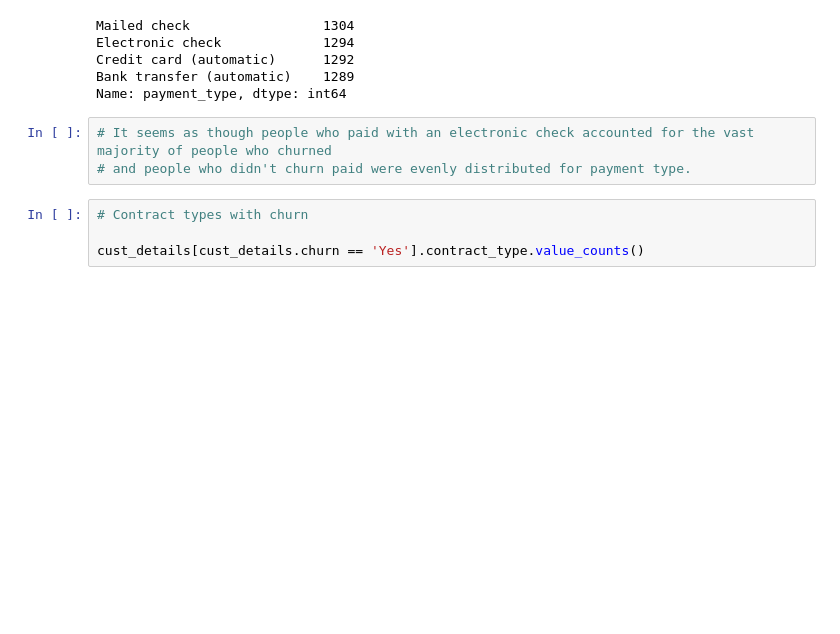
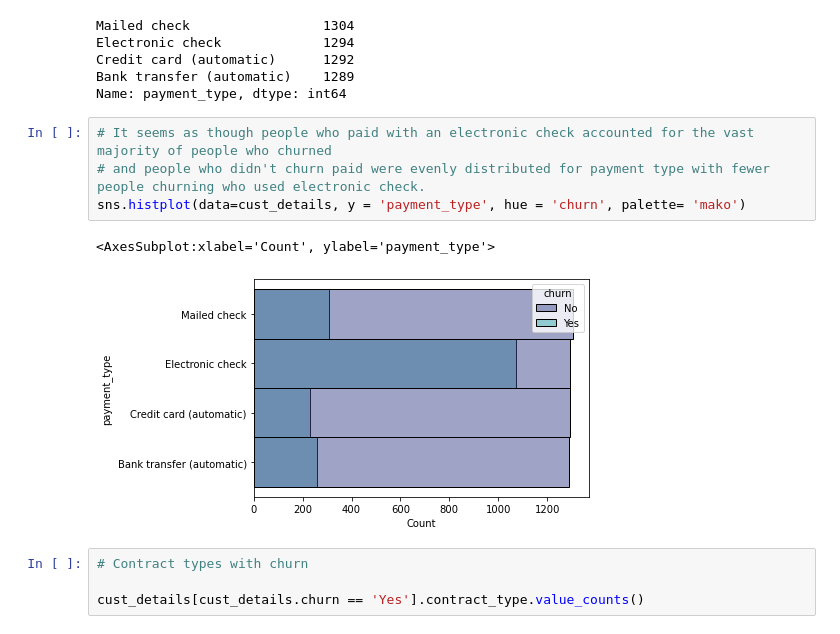
Before and after one commit to AndrewRachuig/Visualization-Project, a Jupyter notebook: Vis Project Data exploration.ipynb, the cells around one changed output. Cells and saved outputs as stored; diff of their text form; blank space fills up the shorter version.

```diff
--- a/Vis Project Data exploration.ipynb
+++ b/Vis Project Data exploration.ipynb
@@ -103,7 +96,11 @@ Bank transfer (automatic)    1289
 Name: payment_type, dtype: int64
 # %%
 # It seems as though people who paid with an electronic check accounted for the vast majority of people who churned
-# and people who didn't churn paid were evenly distributed for payment type.
+# and people who didn't churn paid were evenly distributed for payment type with fewer people churning who used electronic check.
+sns.histplot(data=cust_details, y = 'payment_type', hue = 'churn', palette= 'mako')
+# %% [output]
+<AxesSubplot:xlabel='Count', ylabel='payment_type'>
+[figure, added]
 # %%
 # Contract types with churn
 
```
Also changed, not shown: parts of 30 cells of this notebook, 5 other files.
